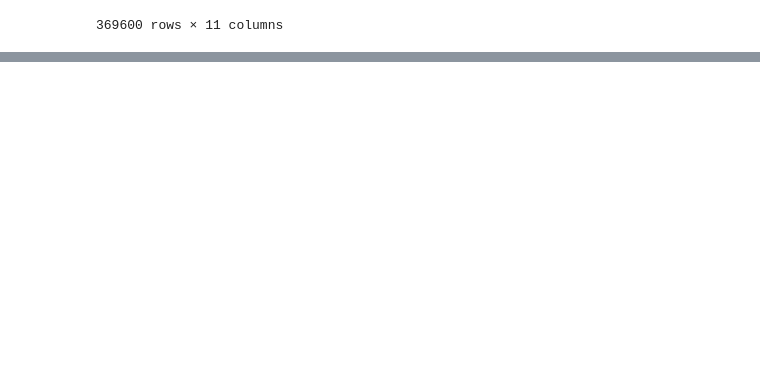
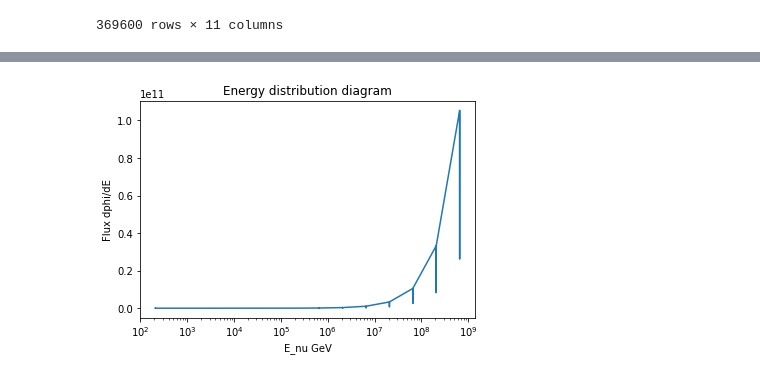
Before and after one commit to DarkWake9/Project-IceCube-Legacy, a Jupyter notebook: 1b2.ipynb, the cells around one changed output, grey strips where cells are left out. Drawn from its saved outputs; the diff is of its cells as text; code cells hidden in the pictures; blank space fills up the shorter version.

```diff
--- a/1b2.ipynb
+++ b/1b2.ipynb
@@ -48,0 +59,10 @@ plt.show()
+# %%
+#plt.figure(figsize=(26,16))
+plt.xlabel("E_nu GeV")
+plt.ylabel("Flux dphi/dE")
+plt.title("Energy distribution diagram")
+plt.xscale('log')
+plt.plot( e,yax)
+plt.show()
+# %% [output]
+[figure, added]
```
Also changed, not shown: parts of 4 cells of this notebook, 1 other file.
